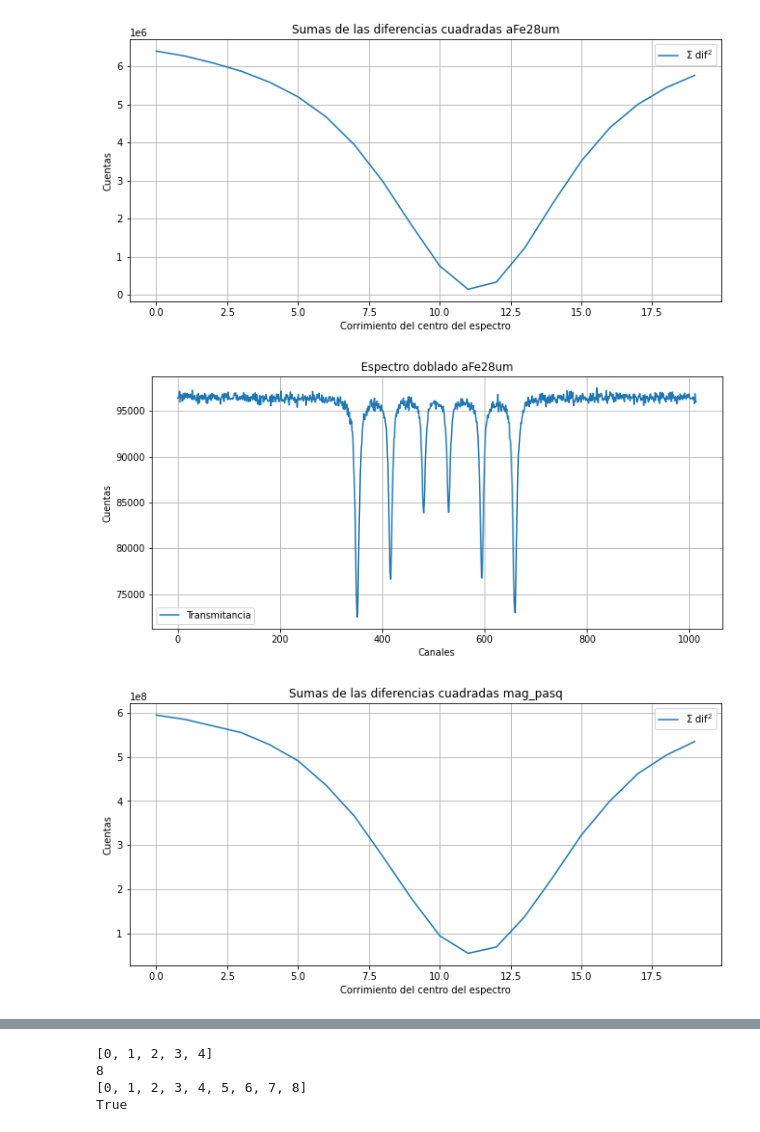
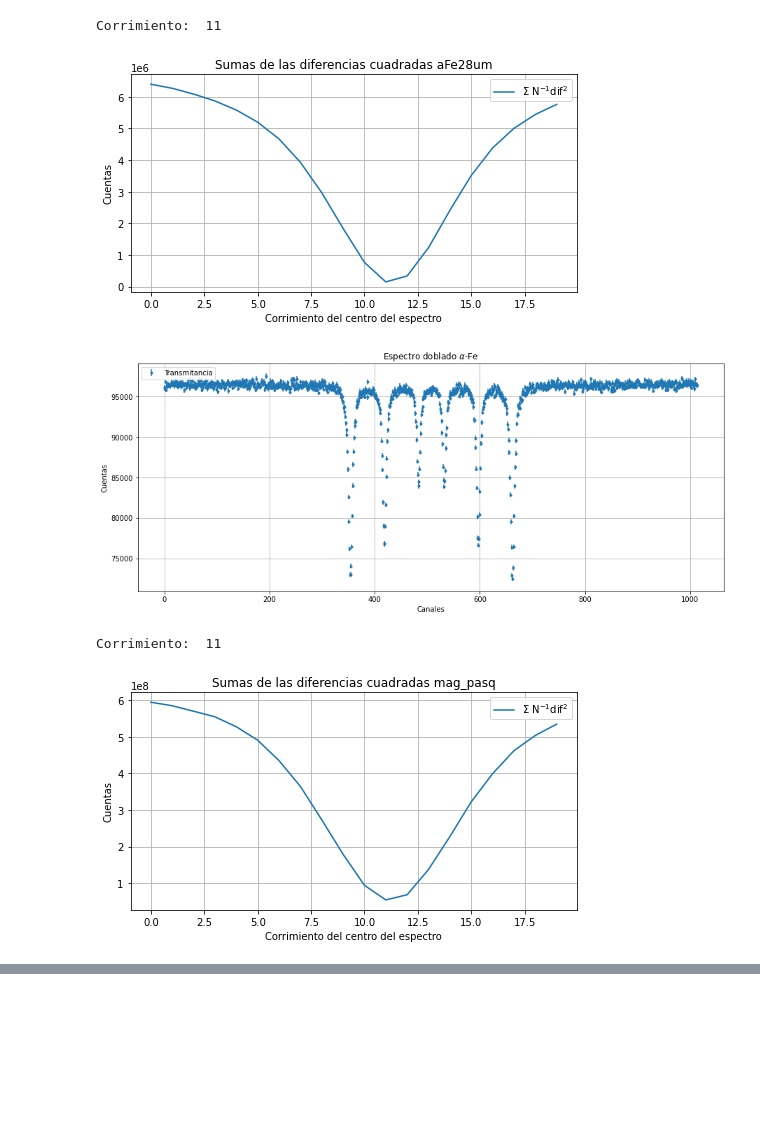
Before and after one commit to expe-cuanticos-2/Analisis_2021, a Jupyter notebook: GrupoB/02_Mossbauer/tp2_mossbauer_cui.ipynb, the cells around one changed output, grey strips where cells are left out. Drawn from its saved outputs; the diff is of its cells as text; code cells hidden in the pictures; blank space fills up the shorter version.

Commit message:
ajuste de aFe, calibración y ajuste preliminar de la muestra desconocida

```diff
--- a/GrupoB/02_Mossbauer/tp2_mossbauer_cui.ipynb
+++ b/GrupoB/02_Mossbauer/tp2_mossbauer_cui.ipynb
@@ -11,6 +11,7 @@ class Espectro:
         self.muestra = None
         self.cuentas = []
         self.canales = []
+        self.velocidades = []
         self.energias = []
 # %%
 espectros = {}
@@ -38,6 +39,8 @@ for filename in os.listdir(carpeta):
 #        print(espectros[elem][i].muestra,len(espectros[elem][i].canales),len(espectros[elem][i].cuentas),len(espectros[elem][i].energias))
 # %%
 # gráficos
+
+sample_names = {"aFe28um":r"$\alpha$-Fe", "mag_pasq":"muestra desconocida"}
 
 for key in espectros.keys():
 
@@ -46,7 +49,7 @@ for key in espectros.keys():
     for spec in espectros[key]:
         plt.plot(spec.cuentas, label='{}'.format(key))
 
-    plt.title("Espectro {}".format(key))
+    plt.title("Espectro de {}".format(sample_names[key]))
     #plt.xlim(0,1024)
     plt.xlabel("Canales")
     plt.ylabel("Cuentas")
@@ -96,7 +99,7 @@ def mirror_compatibility(spec,max_shift):
             ok_shift = shift
         old_chi2 = temp_chi2
 
-    return ok_shift, chi2
+    return ok_shift, final_lenght, chi2
 # %%
 # busco el canal en donde doblar el espectro: armo una ventana móvil y divido el espectro en dos, después me quedo con la posición de la ventana que de la menor suma de ((izq_i - der_i)**2)/N
 # también grafico las sumas en función del corrimiento de la ventana
@@ -104,41 +107,48 @@ def mirror_compatibility(spec,max_shift):
 
 max_shift = 20  # es también la cantidad de canales que se descartan al seleccionar la
                 # ventana. mejor si es par porque la cantidad inicial de canales es par :B
 
 for key in espectros.keys():
     for spec in espectros[key]:
         # busco el corrimiento adecuado para el centro del espectro
-        ok_shift, chi2 = mirror_compatibility(spec.cuentas,max_shift)
-
+        ok_shift, final_lenght, chi2 = mirror_compatibility(spec.cuentas,max_shift)
+        print("Corrimiento: ", ok_shift)    # es importante que el corrimiento sea el mismo
+                                            # para todos los espectros para poder hacer la
+                                            # calibración en velocidades
         # the chosen one
         izq,der = split_spec(spec.cuentas,final_lenght,ok_shift)
-        der.reverse()
+        izq.reverse()   # doblo el izq sobre el der, el segundo es magnetita xd
         spec.cuentas = [x + y for x, y in zip(izq, der)]
+        spec.canales = list(range(final_lenght))
         # CUIDADO: acá se sobreescribió el espectro para poder usarlo así directamente.
         # NO correr esta celda nuevamente antes de resetear los valores de las variables
         # del notebook.
 
         # grafico las sumas para cada corrimiento
-        fig = plt.figure(figsize=(11,5))
-        plt.plot(chi2, label=r"$\Sigma$ dif$^2$")
+        fig = plt.figure(figsize=(8,4))
+        plt.plot(chi2, label=r"$\Sigma$ N$^{-1}$dif$^2$")
         #chi2_min_index = min(enumerate(chi2), key=itemgetter(1))[0] # el shift adecuado
         plt.title("Sumas de las diferencias cuadradas {}".format(key))
         plt.legend()
         plt.xlabel("Corrimiento del centro del espectro")
         plt.ylabel("Cuentas")
         plt.grid()
         plt.show()
 
         # grafico los espectros finales
-        fig = plt.figure(figsize=(11,5))
-        plt.plot(spec.cuentas, label=r"Transmitancia")
-        plt.title("Espectro doblado {}".format(key))
+        err_cuentas = [np.sqrt(0.25 + np.abs(x)) for x in spec.cuentas]
+
+        fig = plt.figure(figsize=(15,6))
+        plt.errorbar(spec.canales, spec.cuentas, yerr=err_cuentas, label=r"Transmitancia", fmt='.')
+        plt.title("Espectro doblado {}".format(sample_names[key]))
         plt.legend()
         plt.xlabel("Canales")
         plt.ylabel("Cuentas")
         plt.grid()
         plt.show()
 # %% [output]
+Corrimiento:  11
-[figure, old version]
+[figure, new version]
-[figure, old version]
+[figure, new version]
+Corrimiento:  11
-[figure, old version]
+[figure, new version]
@@ -146,11 +155,0 @@ for key in espectros.keys():
-# %%
-a = [0,1,2,3,4,5,6,7,8]
-print(a[0:5])
-print(a[8])
-print(list(range(9)))
-print(float("inf")>99999999999999999999999999999999999999999999999999999999999999999999999999999999999999999999999999999.9)
-# %% [output]
-[0, 1, 2, 3, 4]
-8
-[0, 1, 2, 3, 4, 5, 6, 7, 8]
-True
```
Also changed, not shown: parts of 12 cells of this notebook, 2 other files.
